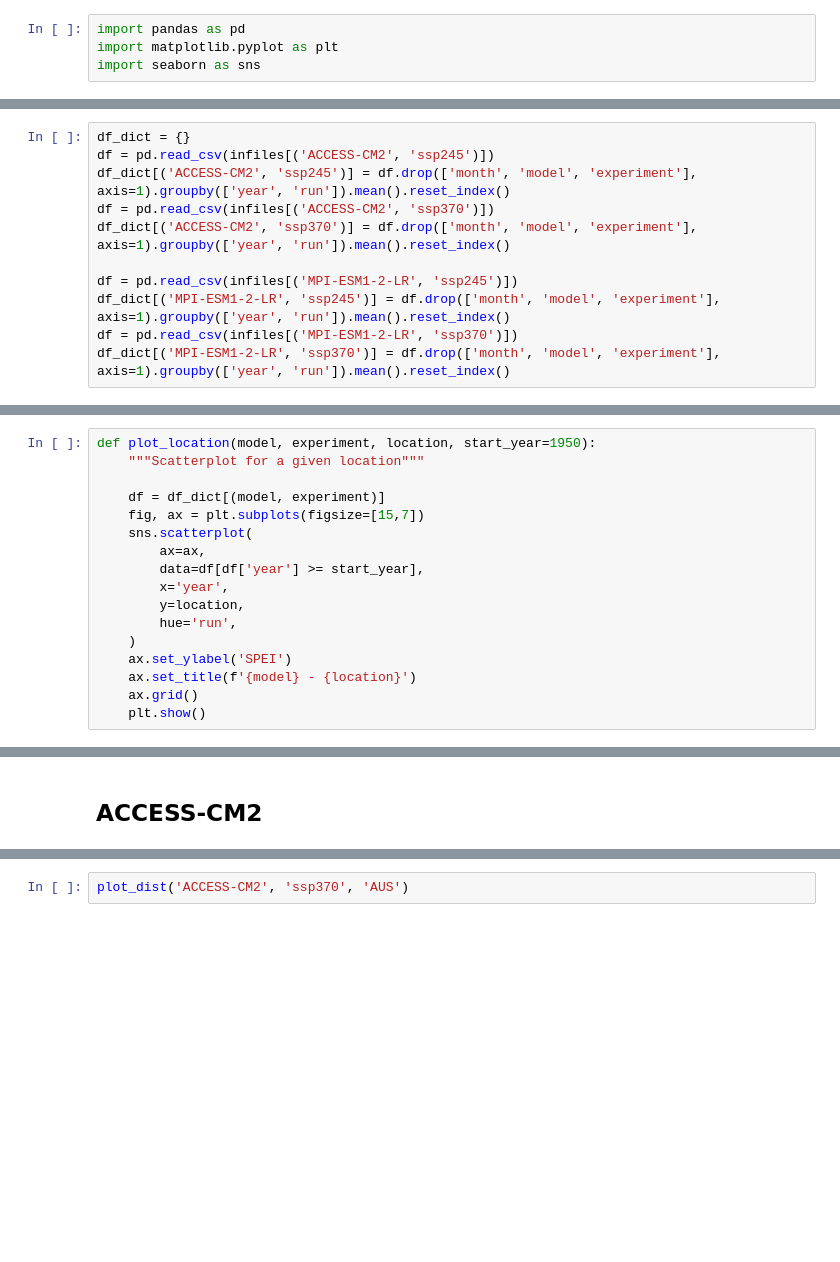
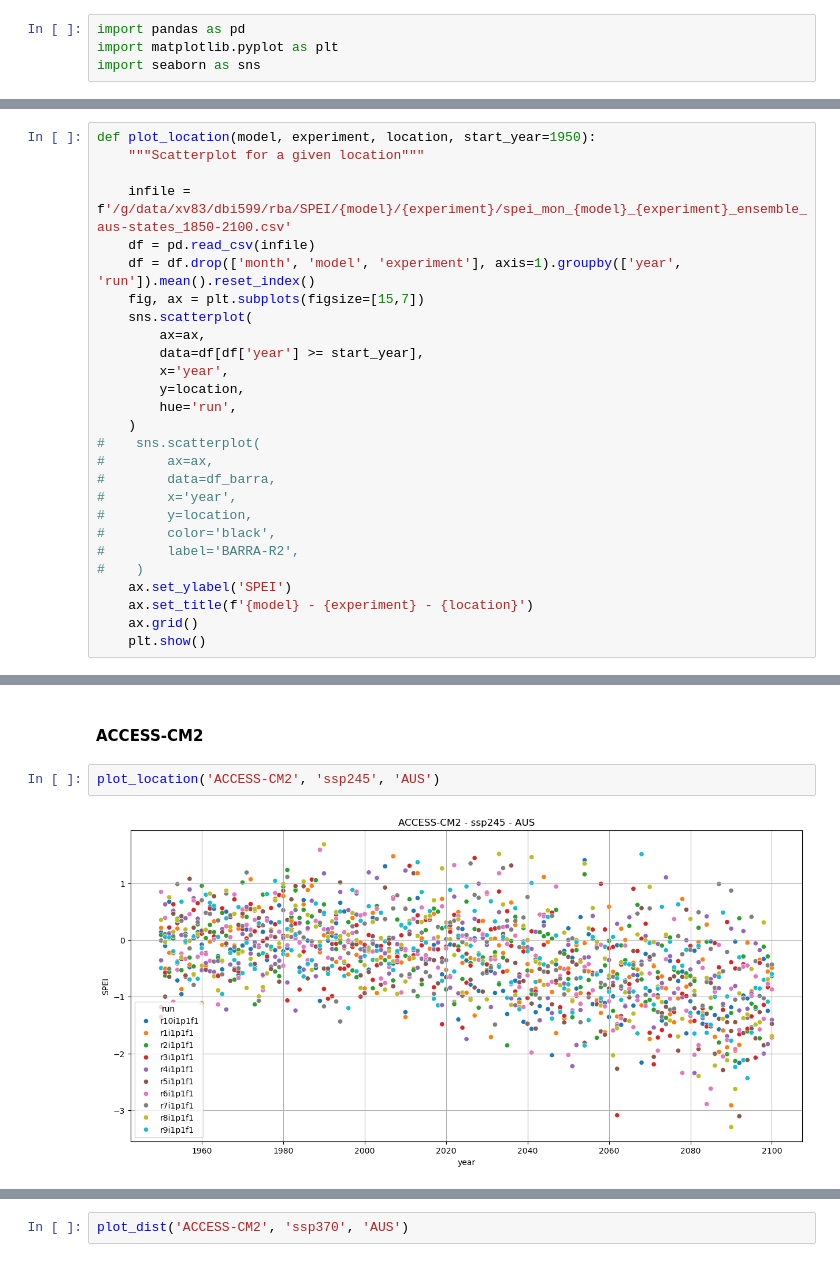
Before and after one commit to AusClimateService/rba, a Jupyter notebook: spei-analysis.ipynb, the cells around one changed output, grey strips where cells are left out. Drawn from its saved outputs; the diff is of its cells as text; blank space fills up the shorter version.

Commit message:
Update SPEI analysis

```diff
--- a/spei-analysis.ipynb
+++ b/spei-analysis.ipynb
@@ -12,11 +4,0 @@ infiles = {
-# %%
-df_dict = {}
-df = pd.read_csv(infiles[('ACCESS-CM2', 'ssp245')])
-df_dict[('ACCESS-CM2', 'ssp245')] = df.drop(['month', 'model', 'experiment'], axis=1).groupby(['year', 'run']).mean().reset_index()
-df = pd.read_csv(infiles[('ACCESS-CM2', 'ssp370')])
-df_dict[('ACCESS-CM2', 'ssp370')] = df.drop(['month', 'model', 'experiment'], axis=1).groupby(['year', 'run']).mean().reset_index()
-
-df = pd.read_csv(infiles[('MPI-ESM1-2-LR', 'ssp245')])
-df_dict[('MPI-ESM1-2-LR', 'ssp245')] = df.drop(['month', 'model', 'experiment'], axis=1).groupby(['year', 'run']).mean().reset_index()
-df = pd.read_csv(infiles[('MPI-ESM1-2-LR', 'ssp370')])
-df_dict[('MPI-ESM1-2-LR', 'ssp370')] = df.drop(['month', 'model', 'experiment'], axis=1).groupby(['year', 'run']).mean().reset_index()
@@ -40,7 +12,9 @@ df_dict[('ACCESS-CM2', 'ssp370')]
 def plot_location(model, experiment, location, start_year=1950):
     """Scatterplot for a given location"""
 
-    df = df_dict[(model, experiment)]
+    infile = f'/g/data/xv83/dbi599/rba/SPEI/{model}/{experiment}/spei_mon_{model}_{experiment}_ensemble_aus-states_1850-2100.csv'
+    df = pd.read_csv(infile)
+    df = df.drop(['month', 'model', 'experiment'], axis=1).groupby(['year', 'run']).mean().reset_index()
     fig, ax = plt.subplots(figsize=[15,7])
     sns.scatterplot(
         ax=ax,
@@ -49,8 +23,16 @@ def plot_location(model, experiment, location, start_year=1950):
         y=location,
         hue='run',
     )
+#    sns.scatterplot(
+#        ax=ax,
+#        data=df_barra,
+#        x='year',
+#        y=location,
+#        color='black',
+#        label='BARRA-R2',
+#    )
     ax.set_ylabel('SPEI')
-    ax.set_title(f'{model} - {location}')
+    ax.set_title(f'{model} - {experiment} - {location}')
     ax.grid()
     plt.show()
 # %%
@@ -153,2 +56,6 @@ def plot_ensemble_odds(
 # %% [markdown]
-## ACCESS-CM2
+#### ACCESS-CM2
+# %%
+plot_location('ACCESS-CM2', 'ssp245', 'AUS')
+# %% [output]
+[figure, added]
```
Also changed, not shown: parts of 25 cells of this notebook.
